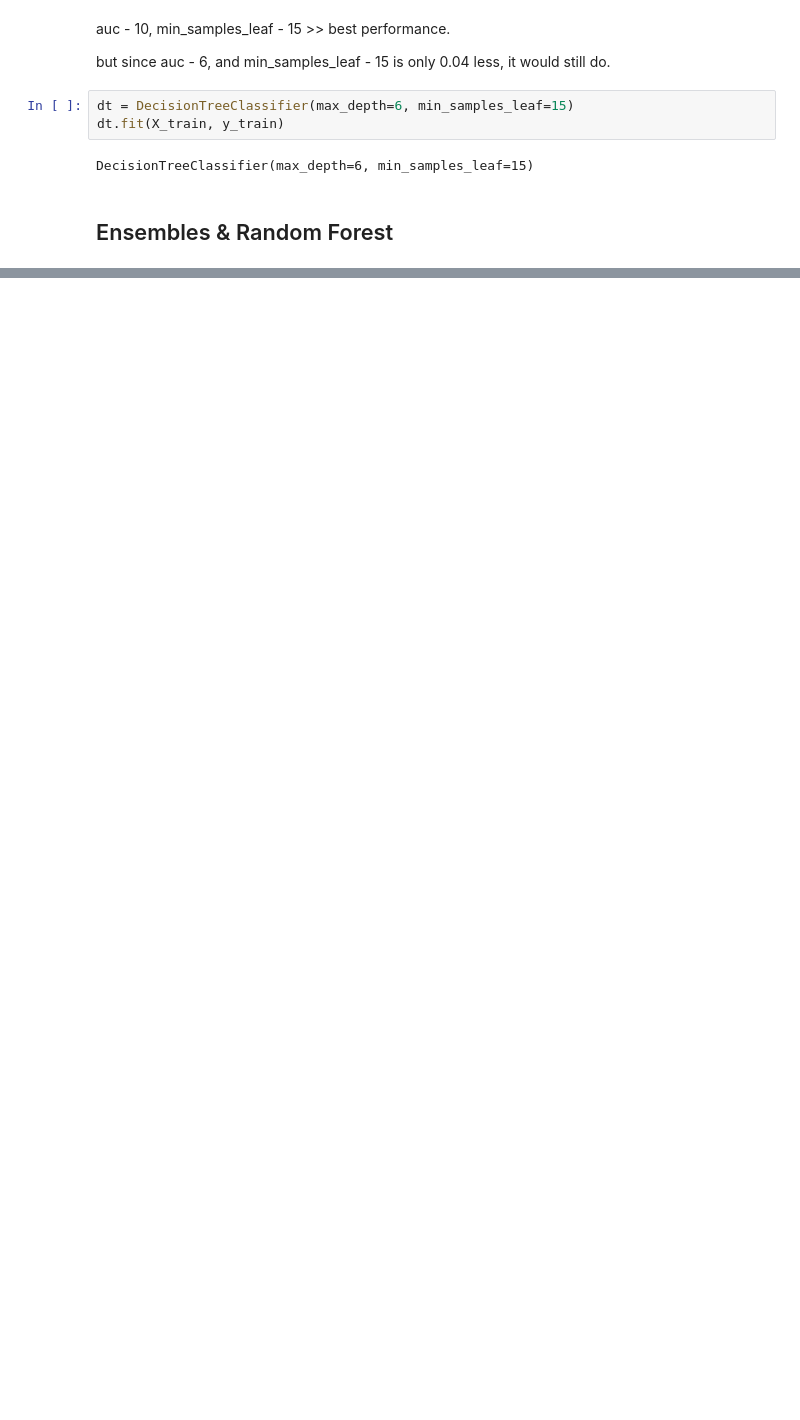
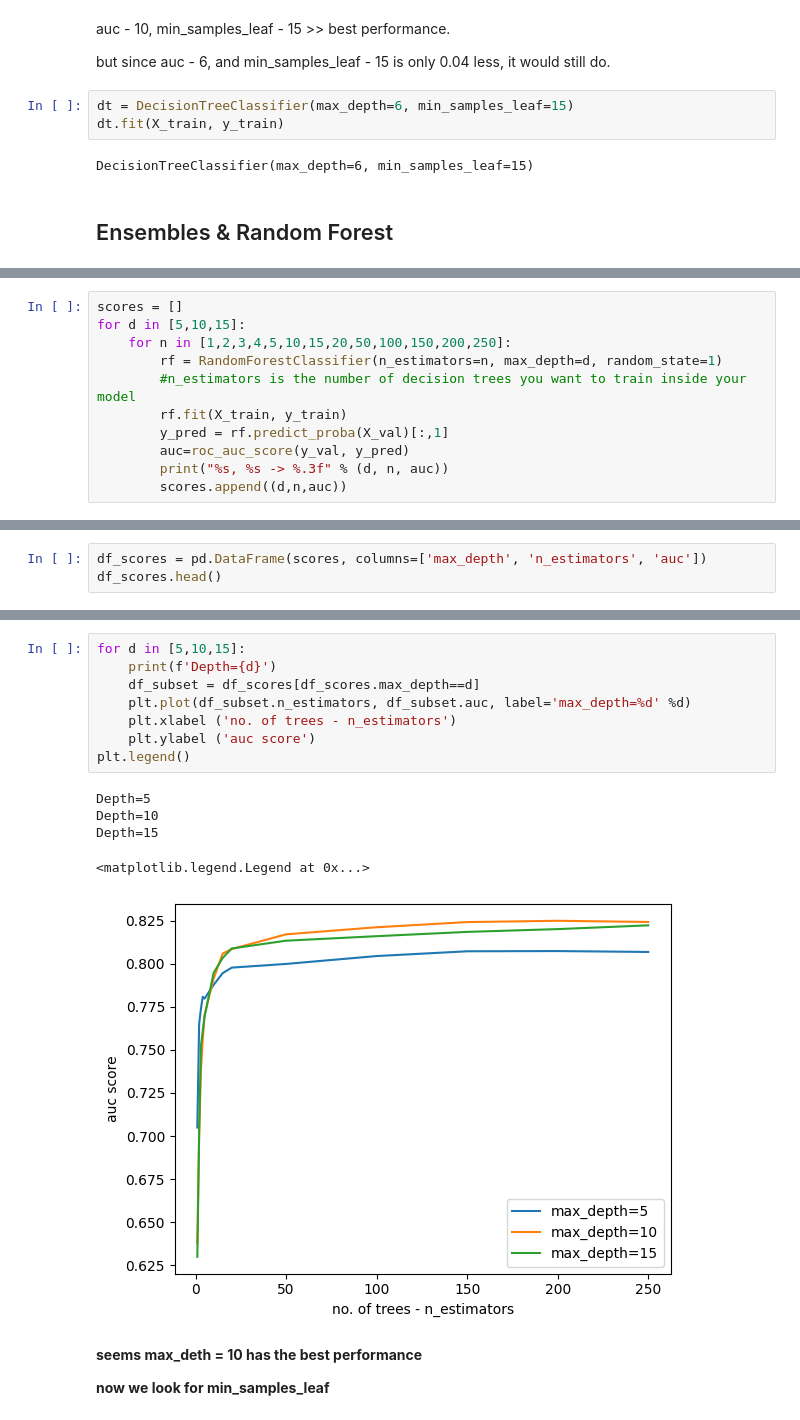
Before and after one commit to Rimsha-Bashir/machine-learning-zoomcamp, a Jupyter notebook: module-6/credit-risk-project.ipynb, the cells around one changed output, grey strips where cells are left out. Cells and saved outputs as stored; diff of their text form; blank space fills up the shorter version.

```diff
--- a/module-6/credit-risk-project.ipynb
+++ b/module-6/credit-risk-project.ipynb
@@ -561,0 +634,11 @@ DecisionTreeClassifier(max_depth=6, min_samples_leaf=15)
+# %%
+scores = []
+for d in [5,10,15]:
+    for n in [1,2,3,4,5,10,15,20,50,100,150,200,250]:
+        rf = RandomForestClassifier(n_estimators=n, max_depth=d, random_state=1)
+        #n_estimators is the number of decision trees you want to train inside your model
+        rf.fit(X_train, y_train)
+        y_pred = rf.predict_proba(X_val)[:,1]
+        auc=roc_auc_score(y_val, y_pred)
+        print("%s, %s -> %.3f" % (d, n, auc))
+        scores.append((d,n,auc))
@@ -561,0 +663,3 @@ DecisionTreeClassifier(max_depth=6, min_samples_leaf=15)
+# %%
+df_scores = pd.DataFrame(scores, columns=['max_depth', 'n_estimators', 'auc'])
+df_scores.head()
@@ -561,0 +673,18 @@ DecisionTreeClassifier(max_depth=6, min_samples_leaf=15)
+# %%
+for d in [5,10,15]:
+    print(f'Depth={d}')
+    df_subset = df_scores[df_scores.max_depth==d]
+    plt.plot(df_subset.n_estimators, df_subset.auc, label='max_depth=%d' %d)
+    plt.xlabel ('no. of trees - n_estimators')
+    plt.ylabel ('auc score')
+plt.legend()
+# %% [output]
+Depth=5
+Depth=10
+Depth=15
+<matplotlib.legend.Legend at 0x...>
+[figure, added]
+# %% [markdown]
+**seems max_deth = 10 has the best performance**
+
+**now we look for min_samples_leaf**
```
Also changed, not shown: parts of 24 cells of this notebook, 1 other file.
